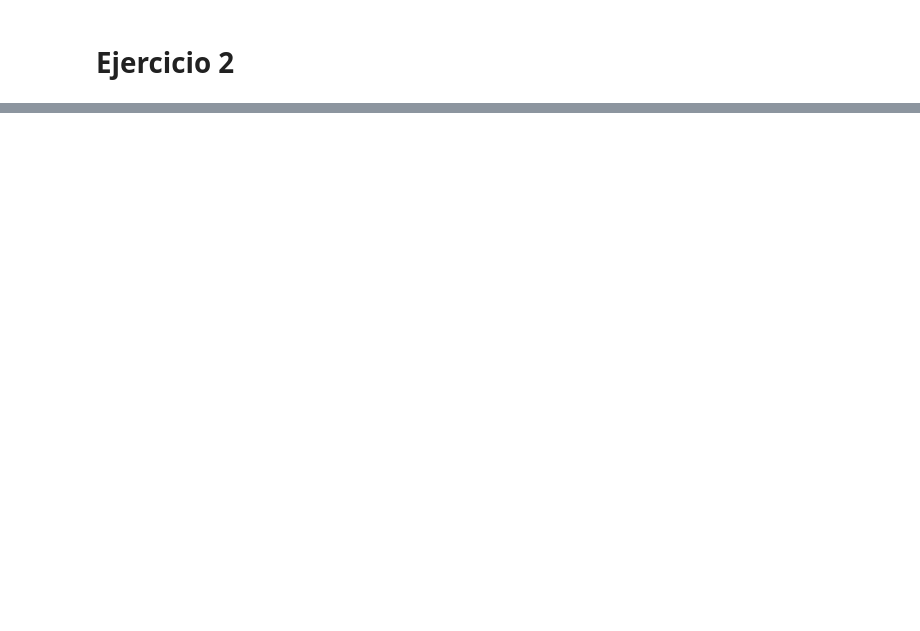
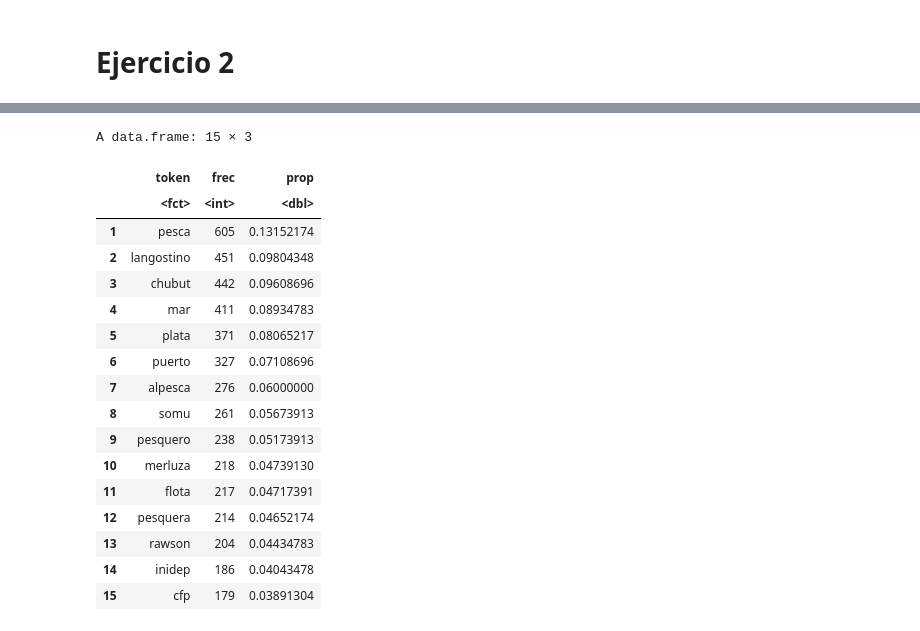
Before and after one commit to agusnieto77/taller_pict_2019, a Jupyter notebook: Colabs/ACEP_funciones_existentes_II.ipynb, the cells around one changed output, grey strips where cells are left out. Saved outputs shown, nothing was run; the diff lists cells and outputs as text; code cells hidden in the pictures; blank space fills up the shorter version.

```diff
--- a/Colabs/ACEP_funciones_existentes_II.ipynb
+++ b/Colabs/ACEP_funciones_existentes_II.ipynb
@@ -27,0 +143,21 @@ acep_men(texto, dic_conf)
+# %%
+acep_token_table(tokens_rp$token, u = 15)
+# %% [output]
+A data.frame: 15 × 3
+|  | token | frec | prop |
+|  | <fct> | <int> | <dbl> |
+| 1 | pesca | 605 | 0.13152174 |
+| 2 | langostino | 451 | 0.09804348 |
+| 3 | chubut | 442 | 0.09608696 |
+| 4 | mar | 411 | 0.08934783 |
+| 5 | plata | 371 | 0.08065217 |
+| 6 | puerto | 327 | 0.07108696 |
+| 7 | alpesca | 276 | 0.06000000 |
+| 8 | somu | 261 | 0.05673913 |
+| 9 | pesquero | 238 | 0.05173913 |
+| 10 | merluza | 218 | 0.04739130 |
+| 11 | flota | 217 | 0.04717391 |
+| 12 | pesquera | 214 | 0.04652174 |
+| 13 | rawson | 204 | 0.04434783 |
+| 14 | inidep | 186 | 0.04043478 |
+| 15 | cfp | 179 | 0.03891304 |
```
Also changed, not shown: parts of 12 cells of this notebook.
